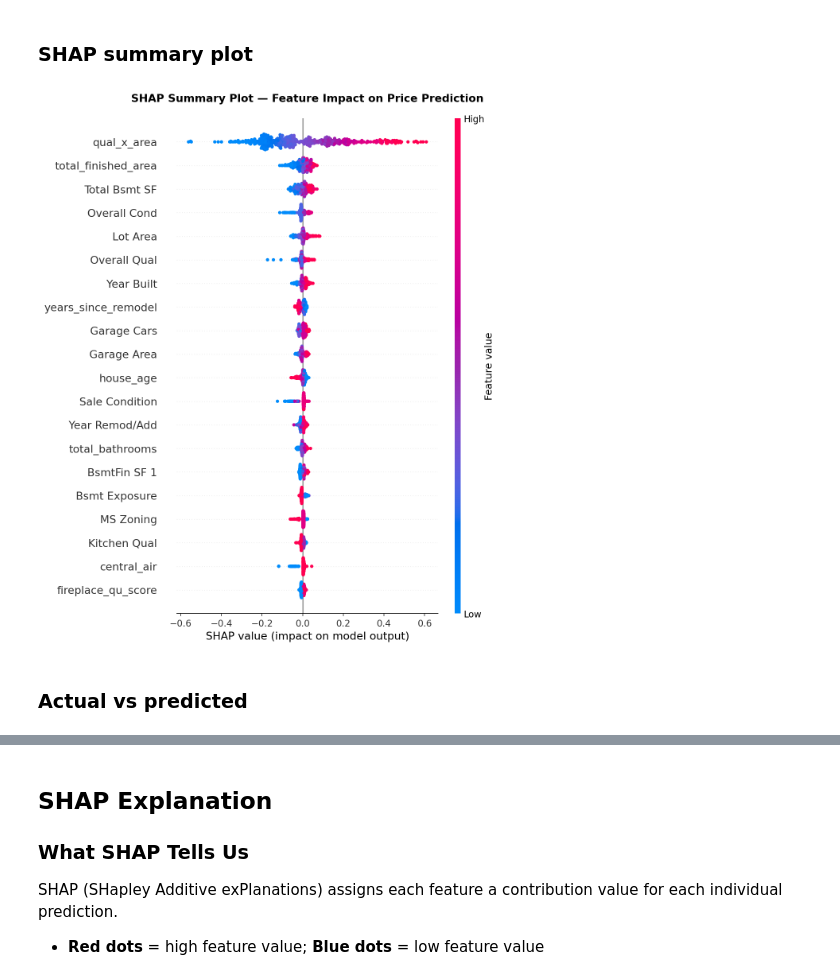
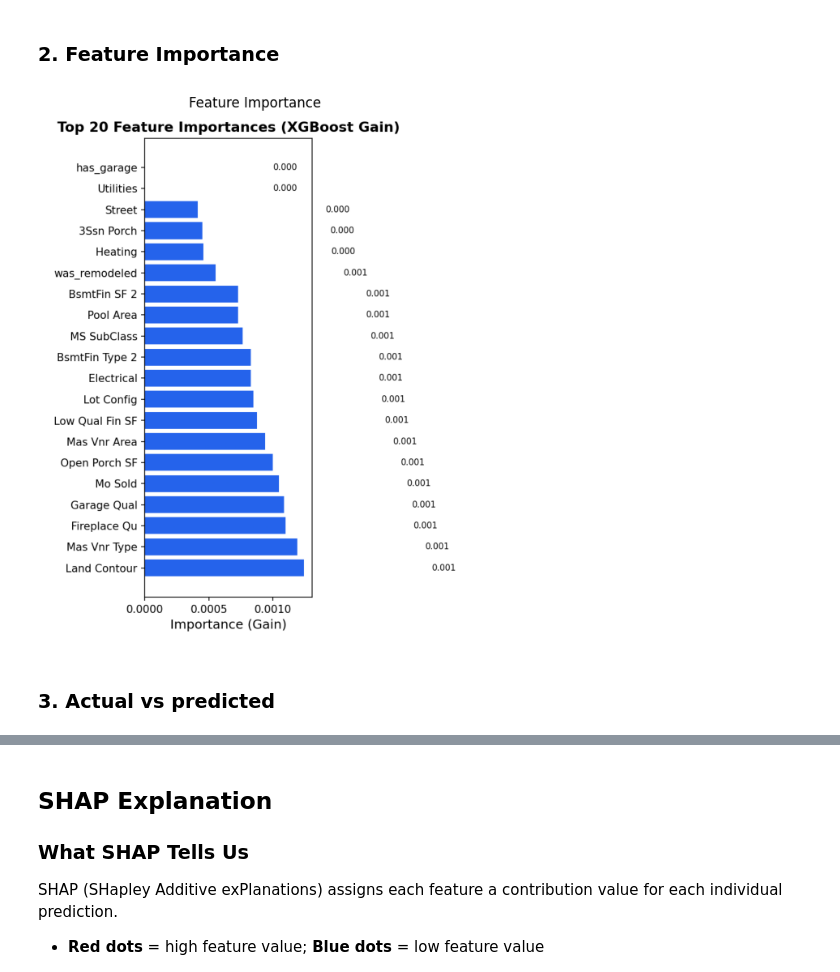
Before and after one commit to smebad/realtyiq, a Jupyter notebook: notebooks/03_model_training.ipynb, the cells around one changed output, grey strips where cells are left out. Saved outputs shown, nothing was run; the diff lists cells and outputs as text; code cells hidden in the pictures.

Commit message:
fixed the plotting issue

```diff
--- a/notebooks/03_model_training.ipynb
+++ b/notebooks/03_model_training.ipynb
@@ -85,11 +67,18 @@ Final Metrics:
 # %% [markdown]
-### SHAP summary plot
+### 2. Feature Importance
 # %%
-from IPython.display import Image
+import matplotlib.pyplot as plt
+import matplotlib.image as mpimg
 
-Image("../models/plots/shap_summary.png", width=800)
+img = mpimg.imread("../models/plots/feature_importance.png")
+plt.figure(figsize=(10, 7))
+plt.imshow(img)
+plt.axis("off")
+plt.title("Feature Importance")
+plt.tight_layout()
+plt.show()
 # %% [output]
-[figure, old version]
+[figure, new version]
 # %% [markdown]
-### Actual vs predicted
+### 3. Actual vs predicted
 # %%
```
Also changed, not shown: parts of 7 cells of this notebook.
